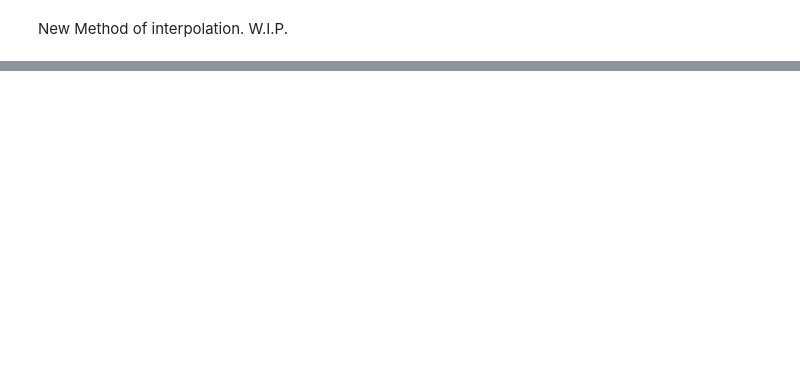
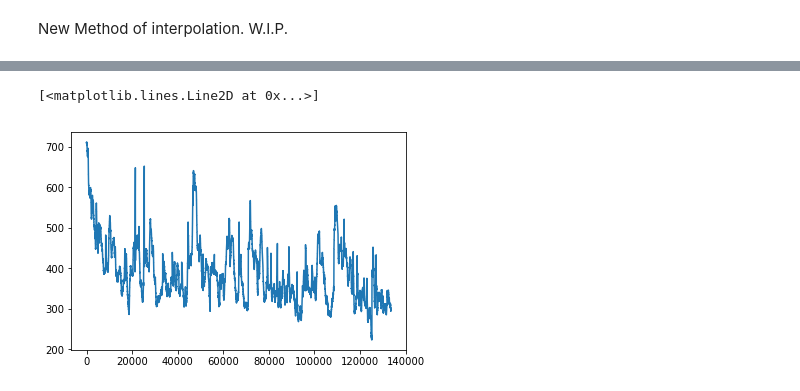
Before and after one commit to d3christ/reina_pupil_project, a Jupyter notebook: Reina_Dylan_Pupil_Project/jupyternotebooks/firstattempt_v2_interp.ipynb, the cells around one changed output, grey strips where cells are left out. Saved outputs shown, nothing was run; the diff lists cells and outputs as text; code cells hidden in the pictures; blank space fills up the shorter version.

Commit message:
Interp with before and after indexes!!!!!!
I think it is doing what we want but check it out. It is commented as interp 1.2

```diff
--- a/Reina_Dylan_Pupil_Project/jupyternotebooks/firstattempt_v2_interp.ipynb
+++ b/Reina_Dylan_Pupil_Project/jupyternotebooks/firstattempt_v2_interp.ipynb
@@ -155,0 +149,10 @@ result.pupsize[480:555]
+# %%
+#interp 1.2
+#works!!!! but now lets see if it is actually doing what i think it is doing
+for i in range(len(result)):
+    if result.pupsize[i]==0:
+        before=i-75
+        after=i+75
+        result.pupsize.ix[before:after] = np.nan
+
+print("done")
@@ -155,0 +165,7 @@ result.pupsize[480:555]
+# %%
+#all the pupsize data for the subject
+interp_pupsize= result.pupsize.interpolate()
+plt.plot(interp_pupsize)
+# %% [output]
+[<matplotlib.lines.Line2D at 0x...>]
+[figure, added]
```
Also changed, not shown: parts of 10 cells of this notebook.
